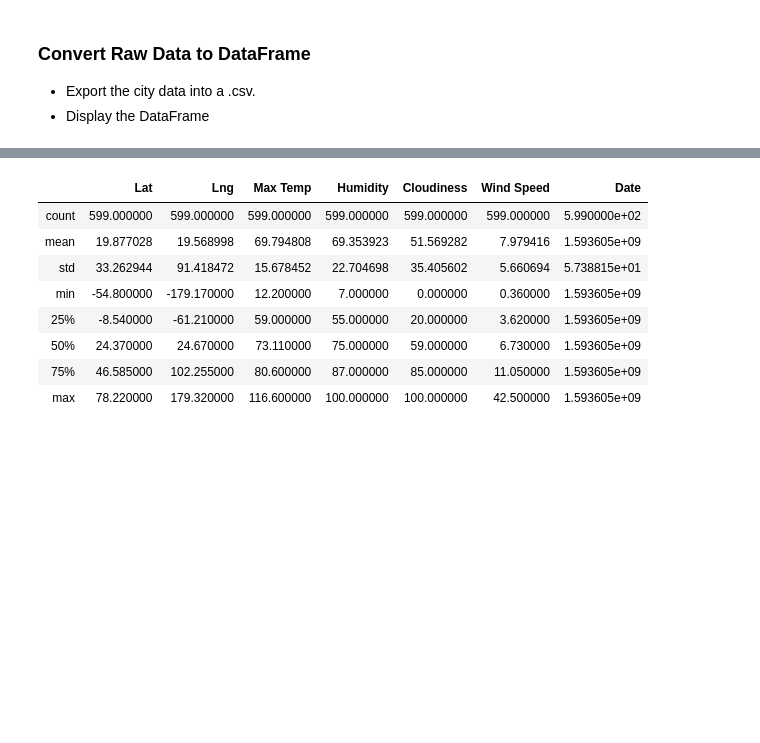
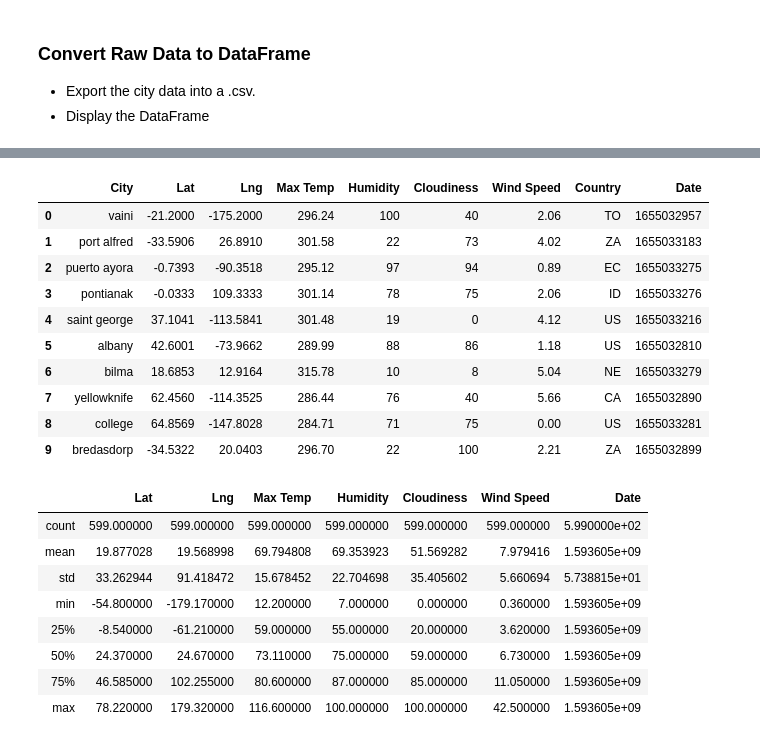
Before and after one commit to Kevin-McConchie/python-api-weather, a Jupyter notebook: WeatherPy/WeatherPy.ipynb, the cells around one changed output, grey strips where cells are left out. Drawn from its saved outputs; the diff is of its cells as text; code cells hidden in the pictures; blank space fills up the shorter version.

Commit message:
Cities selected and Data Frame created

```diff
--- a/WeatherPy/WeatherPy.ipynb
+++ b/WeatherPy/WeatherPy.ipynb
@@ -25,8 +26,8 @@ cities=[]
 loc=[]
 
 # crate random latitude and longitude locations
-lat = np.random.uniform(low=-90,high=90.,size=1500)
-lng= np.random.uniform(low=-180,high=180.,size=1500)
+lat = np.random.uniform(low=-90,high=90.,size=1200)
+lng= np.random.uniform(low=-180,high=180.,size=1200)
 
 # combine them into a list
 locs= zip(lat,lng)
@@ -68,3 +136,24 @@ len(cities)
+# %%
+
+# create data frame from requests
+city_data_df= pd.DataFrame(city_data)
+
+city_data_df.head(10)
+
+# Exports DataFrame as a csv file
+# city_data_df.to_csv(output_data_file, index_label="City_ID")
+# %% [output]
+|  | City | Lat | Lng | Max Temp | Humidity | Cloudiness | Wind Speed | Country | Date |
+| 0 | vaini | -21.2000 | -175.2000 | 296.24 | 100 | 40 | 2.06 | TO | 1655032957 |
+| 1 | port alfred | -33.5906 | 26.8910 | 301.58 | 22 | 73 | 4.02 | ZA | 1655033183 |
+| 2 | puerto ayora | -0.7393 | -90.3518 | 295.12 | 97 | 94 | 0.89 | EC | 1655033275 |
+| 3 | pontianak | -0.0333 | 109.3333 | 301.14 | 78 | 75 | 2.06 | ID | 1655033276 |
+| 4 | saint george | 37.1041 | -113.5841 | 301.48 | 19 | 0 | 4.12 | US | 1655033216 |
+| 5 | albany | 42.6001 | -73.9662 | 289.99 | 88 | 86 | 1.18 | US | 1655032810 |
+| 6 | bilma | 18.6853 | 12.9164 | 315.78 | 10 | 8 | 5.04 | NE | 1655033279 |
+| 7 | yellowknife | 62.4560 | -114.3525 | 286.44 | 76 | 40 | 5.66 | CA | 1655032890 |
+| 8 | college | 64.8569 | -147.8028 | 284.71 | 71 | 75 | 0.00 | US | 1655033281 |
+| 9 | bredasdorp | -34.5322 | 20.0403 | 296.70 | 22 | 100 | 2.21 | ZA | 1655032899 |
 # %%
 # %% [output]
 |  | Lat | Lng | Max Temp | Humidity | Cloudiness | Wind Speed | Date |
```
Also changed, not shown: parts of 5 cells of this notebook, 1 other file.
